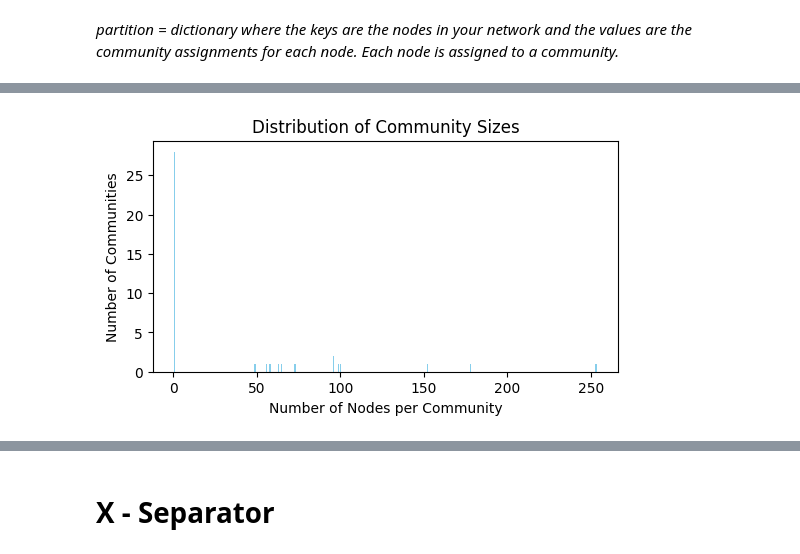
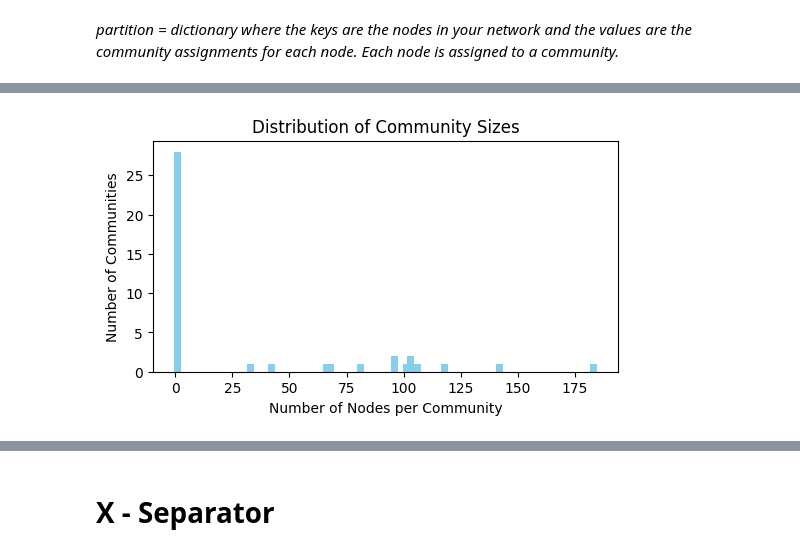
Before and after one commit to giordanovitale/BeerNetwork, a Jupyter notebook: project.ipynb, the cells around one changed output, grey strips where cells are left out. Cells and saved outputs as stored; diff of their text form; code cells hidden in the pictures.

```diff
--- a/project.ipynb
+++ b/project.ipynb
@@ -1187,0 +1202,6 @@ _"Positive modularity values indicate that the network has a structure where the
+# %%
+users_reviews_count = sub_beer_df['review_profilename'].value_counts()
+kept_profiles_only = users_reviews_count[users_reviews_count>1].index
+# %%
+sub_beer_df = sub_beer_df[sub_beer_df['review_profilename'].isin(kept_profiles_only)].copy()
+sub_beer_df.nunique()
@@ -1187,0 +1223,8 @@ _"Positive modularity values indicate that the network has a structure where the
+# %%
+G_2011 = nx.Graph()
+
+# Add nodes and edges to the graph
+for _, row in sub_beer_df.iterrows():
+    G_2011.add_node(row['review_profilename'], bipartite='user')
+    G_2011.add_node(row['beer_name'], bipartite='beer')
+    G_2011.add_edge(row['review_profilename'], row['beer_name'])
@@ -1212,6 +1278,6 @@ for node, community_id in partition.items():
 sorted_communities = sorted(communities.items(), key=lambda x:len(x[1]), reverse=True)
 
 print("Number of communities detected:", len(sorted_communities))
-for community_id, nodes in sorted_communities[:10]:
+for community_id, nodes in sorted_communities[:20]:
     print(f"Community {community_id}: {len(nodes)} nodes")
 # %% [output]
@@ -1249,25 +1301,25 @@ sorted_communities[0][1]
 # %%
 # Count the number of nodes in each community
 nodes_per_community = [len(nodes) for _, nodes in communities.items()]
 
 # Count the number of communities with a specific number of nodes
 community_counts = {}
 for value in nodes_per_community:
     if value not in community_counts:
         community_counts[value] = 1
     else:
         community_counts[value] += 1
 
 # Create lists for x and y axes
 x_values = list(community_counts.keys())
 y_values = list(community_counts.values())
 
 # Plot the data
 plt.figure(figsize=(6, 3))
-plt.bar(x_values, y_values, color='skyblue')
+plt.bar(x_values, y_values, width=3, color='skyblue')
 plt.xlabel('Number of Nodes per Community')
 plt.ylabel('Number of Communities')
 plt.title('Distribution of Community Sizes')
 plt.show()
 # %% [output]
-[figure, old version]
+[figure, new version]
```
Also changed, not shown: parts of 65 cells of this notebook.
